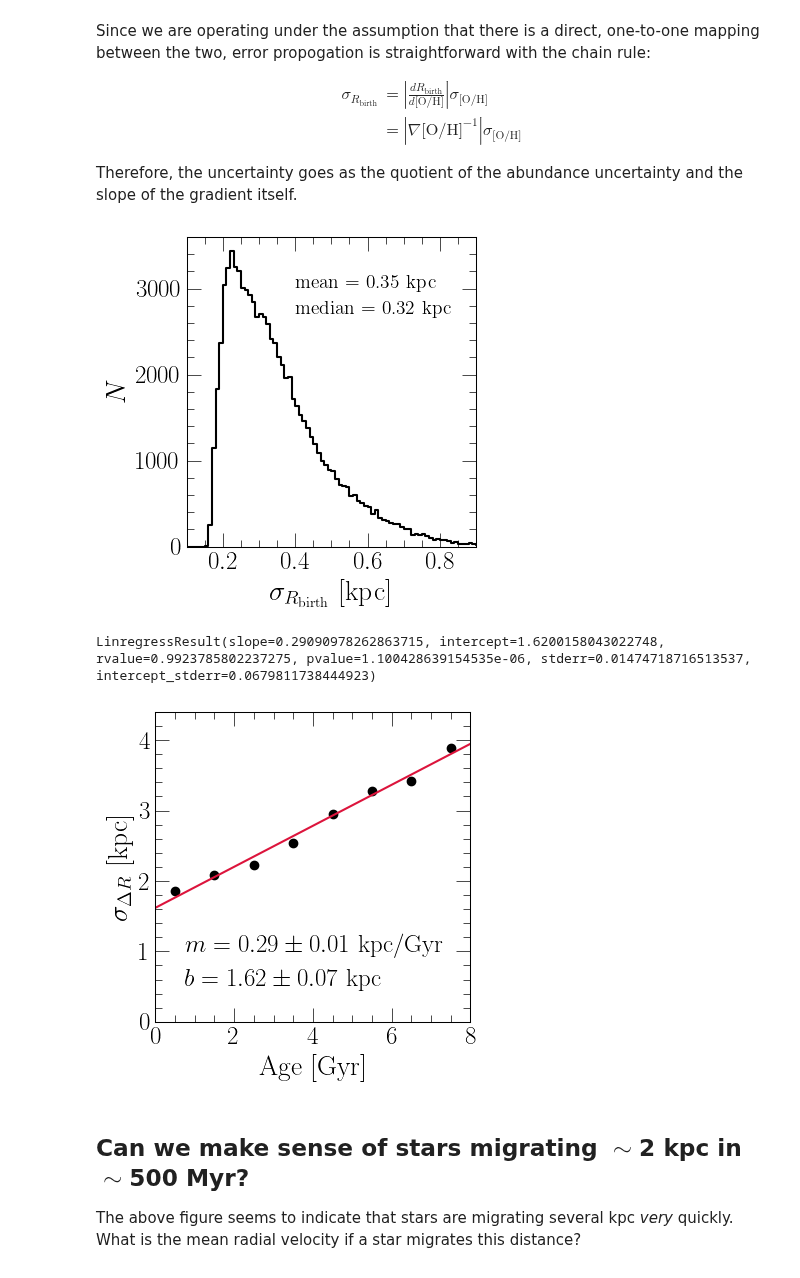
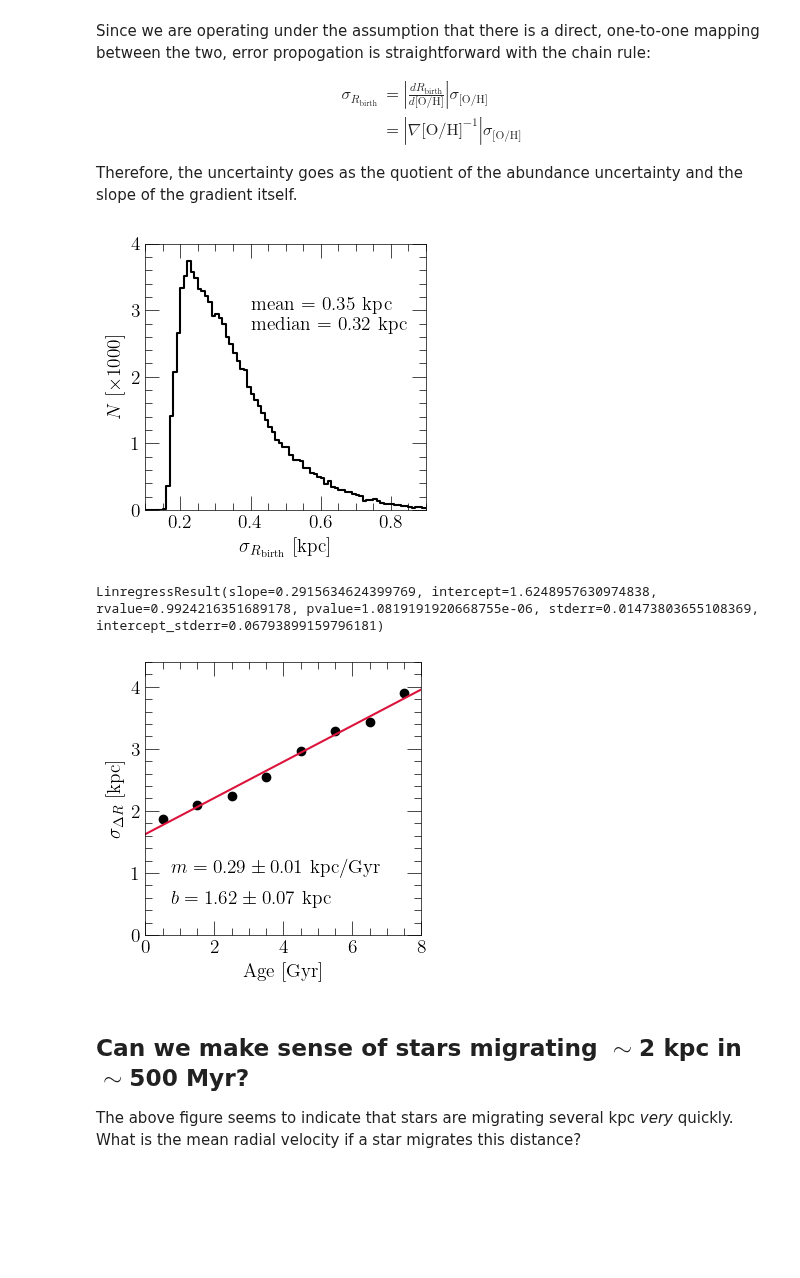
Before and after one commit to giganano/outflows, a Jupyter notebook: notebooks/displacements.ipynb, the cells around one changed output. Saved outputs shown, nothing was run; the diff lists cells and outputs as text; code cells hidden in the pictures; blank space fills up the shorter version.

```diff
--- a/notebooks/displacements.ipynb
+++ b/notebooks/displacements.ipynb
@@ -77,12 +95,9 @@ class line:
     def invert(self):
         return self.__class__(1 / self.slope, -self.intercept / self.slope)
 
-# These slopes are taken from the fit to the FULL sample
-# Should be replaced by one in which the fit is applied only for stars up to a certain maximum age.
-# Potentially best to infer gas-phase abundances under the assumption of radial equilibrium and
-# motivate an age based on those results.
-OH_GRADIENT = line(-0.062, 0.524)
-FEH_GRADIENT = line(-0.07, 0.541)
+# Slopes and intercepts taken from above
+OH_GRADIENT = line(-0.0618, 0.523)
+FEH_GRADIENT = line(-0.0684, 0.524)
 OH_INVGRAD = OH_GRADIENT.invert()
 FEH_INVGRAD = FEH_GRADIENT.invert()
 # %%
@@ -259,23 +278,25 @@ def boxcarsmoothdist(sub, xvals):
     norm = sum(dist) * (xvals[1] - xvals[0])
     return [_ / norm for _ in dist]
 # %%
-AGE_BINS = list(range(9))
-COLORS = ["darkviolet", "navy", "blue", "green", "lime", "gold", "darkorange", "crimson"]
-WINDOW = 0.5
+AGE_BINS = list(range(10))
+COLORS = ["violet", "darkviolet", "navy", "blue", "green", "lime", "gold", "darkorange", "crimson"]
+WINDOW = 1
 
 fig = plt.figure(figsize = (6, 4))
 ax = fig.add_subplot(111)
 ax.set_xlabel(r"$\Delta R$ [kpc]")
 ax.set_ylabel(r"$P(\Delta R\ |\ \tau)$")
 ax.set_xlim([-10, 10])
+ax.set_xticks([-10, -5, 0, 5, 10])
 ax.set_ylim([0, 0.27])
+ax.set_yticks([0, 0.05, 0.1, 0.15, 0.2, 0.25])
 
 xvals = np.linspace(ax.get_xlim()[0], ax.get_xlim()[1], 100)
 sub = sample.filter("deltar", ">=", -100) # filter NaNs
-bins = np.linspace(ax.get_xlim()[0], ax.get_xlim()[1], NBINS + 1)
-centers = [(a + b) / 2 for a, b in zip(bins[:-1], bins[1:])]
+# bins = np.linspace(ax.get_xlim()[0], ax.get_xlim()[1], NBINS + 1)
+# centers = [(a + b) / 2 for a, b in zip(bins[:-1], bins[1:])]
 ax.plot(xvals, boxcarsmoothdist(sub, xvals), c = named_colors()["black"],
-    label = r"$\leq 8$ Gyr", linewidth = 3, zorder = 100)
+    label = r"$\leq 9$ Gyr", linewidth = 3, zorder = 100)
 print_info(sub)
 
 for i in range(len(AGE_BINS) - 1):
@@ -291,7 +312,7 @@ kwargs = {
     "loc": mpl_loc("upper left"),
     "handlelength": 0,
     "ncol": 1,
-    "fontsize": 14
+    "fontsize": 13
 }
 leg = ax.legend(**kwargs)
 fancy_legend(leg, ["black"] + COLORS)
@@ -324,8 +345,8 @@ standard deviation: 3.89 Gyr
 # %%
 RADIAL_BINS = [2, 6, 10, 14]
-AGE_BINS = list(range(9))
-COLORS = ["darkviolet", "navy", "blue", "green", "lime", "gold", "darkorange", "crimson"]
-WINDOW = 0.5
+AGE_BINS = list(range(10))
+COLORS = ["violet", "darkviolet", "navy", "blue", "green", "lime", "gold", "darkorange", "crimson"]
+WINDOW = 1
 
 fig = plt.figure(figsize = (6, 4))
 axes = [[], []]
@@ -343,7 +364,9 @@ for i in range(2):
         else:
             plt.setp(axes[i][j].get_xticklabels(), visible = False)
         axes[i][j].set_xlim([-7, 7])
+        axes[i][j].set_xticks([-5, 0, 5])
         axes[i][j].set_ylim([0, 0.4])
+        axes[i][j].set_yticks([0, 0.2, 0.4])
         if not i: axes[i][j].set_title(r"$%d - %d$ kpc" % (RADIAL_BINS[j], RADIAL_BINS[j + 1]))
 axes[1][1].set_xlabel(r"$\Delta R$ [kpc]", fontsize = 14)
 axes[0][0].set_ylabel(r"$P(\Delta R\ |\ R_\text{birth},\ \tau)$", fontsize = 14)
@@ -410,28 +434,29 @@ sub = sample.filter("deltar_err", "<=", 100)
 # print(np.median(sub["o_h_err"]))
 # print(np.median(sub["deltar_err"]))
 # %%
-fig = plt.figure(figsize = (4, 4))
+fig = plt.figure(figsize = (3.5, 3.5))
 ax = fig.add_subplot(111)
 ax.set_xlabel(r"$\sigma_{R_\text{birth}}$ [kpc]")
-ax.set_ylabel(r"$N$")
+ax.set_ylabel(r"$N$ [$\times 1000$]")
 ax.set_xlim([0.1, 0.9])
 ax.set_xticks([0.2, 0.4, 0.6, 0.8])
-ax.set_ylim([0, 3600])
+ax.set_ylim([0, 4])
 
 sub = sample.filter("deltar_err", "<=", 100) # filter out NaNs
 dist, bins = np.histogram(sub["deltar_err"], bins = 100, range = [0, 1])
+dist = [_ / 1000 for _ in dist]
 ax.step(bins[:-1], dist, where = "post", c = named_colors()["black"])
-ax.text(0.4, 3000, "mean = %.2f kpc" % (np.mean(sub["deltar_err"])), fontsize = 14)
-ax.text(0.4, 2700, "median = %.2f kpc" % (np.median(sub["deltar_err"])), fontsize = 14)
+ax.text(0.4, 3, "mean = %.2f kpc" % (np.mean(sub["deltar_err"])), fontsize = 14)
+ax.text(0.4, 2.7, "median = %.2f kpc" % (np.median(sub["deltar_err"])), fontsize = 14)
 
 plt.tight_layout()
 plt.show()
 # %% [output]
-[figure, old version]
+[figure, new version]
 # %%
 AGE_BINS = list(range(9))
 
-fig = plt.figure(figsize = (4, 4))
+fig = plt.figure(figsize = (3.5, 3.5))
 ax = fig.add_subplot(111)
 ax.set_xlabel("Age [Gyr]")
 ax.set_ylabel(r"$\sigma_{\Delta R}$ [kpc]")
@@ -452,14 +477,18 @@ bestfit = linregress(centers, sigmas)
 print(bestfit)
 bestfit_ = line(bestfit.slope, bestfit.intercept)
 ax.plot(ax.get_xlim(), [bestfit_(_) for _ in ax.get_xlim()], c = named_colors()["crimson"])
-ax.text(0.75, 1, r"$m = %.2f \pm %.2f$ kpc/Gyr" % (bestfit.slope, bestfit.stderr), fontsize = 18)
-ax.text(0.75, 0.5, r"$b = %.2f \pm %.2f$ kpc" % (bestfit.intercept, bestfit.intercept_stderr), fontsize = 18)
+ax.text(0.75, 1, r"$m = %.2f \pm %.2f$ kpc/Gyr" % (bestfit.slope, bestfit.stderr), fontsize = 14)
+ax.text(0.75, 0.5, r"$b = %.2f \pm %.2f$ kpc" % (bestfit.intercept, bestfit.intercept_stderr), fontsize = 14)
 
 plt.tight_layout()
+for ext in ["pdf", "jpeg"]:
+    kwargs = {}
+    if ext == "jpeg": kwargs["dpi"] = 200
+    plt.savefig("./displacements/sigma-vs-age.%s" % (ext), **kwargs)
 plt.show()
 # %% [output]
-LinregressResult(slope=0.29090978262863715, intercept=1.6200158043022748, rvalue=0.9923785802237275, pvalue=1.100428639154535e-06, stderr=0.01474718716513537, intercept_stderr=0.0679811738444923)
+LinregressResult(slope=0.2915634624399769, intercept=1.6248957630974838, rvalue=0.9924216351689178, pvalue=1.0819191920668755e-06, stderr=0.01473803655108369, intercept_stderr=0.06793899159796181)
-[figure, old version]
+[figure, new version]
 # %% [markdown]
 Can we make sense of stars migrating $\sim$2 kpc in $\sim$500 Myr?
 --
```
Also changed, not shown: parts of 11 cells of this notebook, 17 other files.
